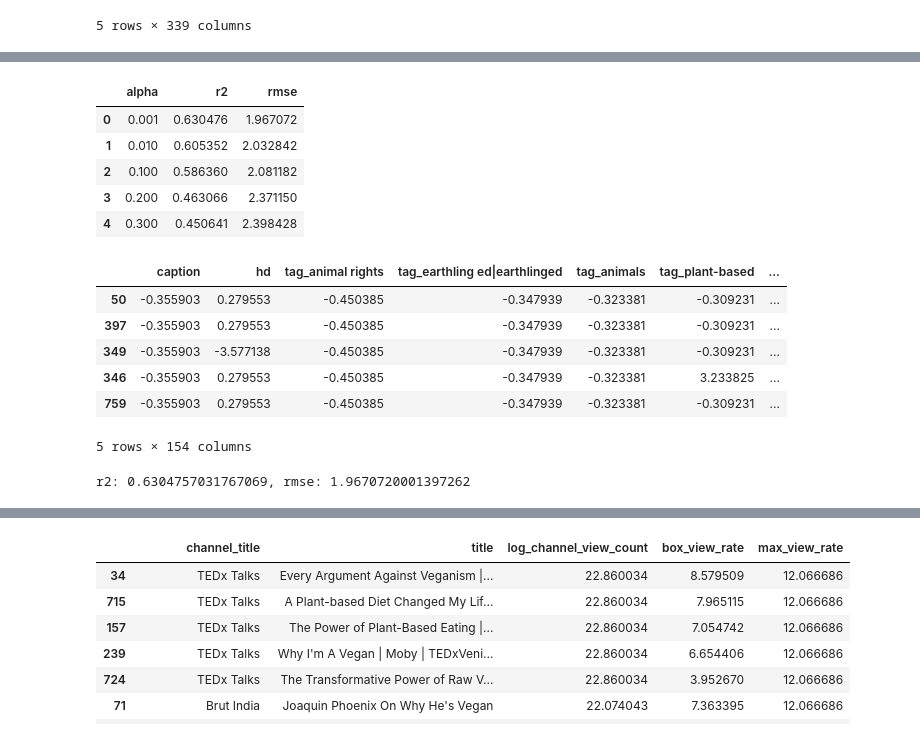
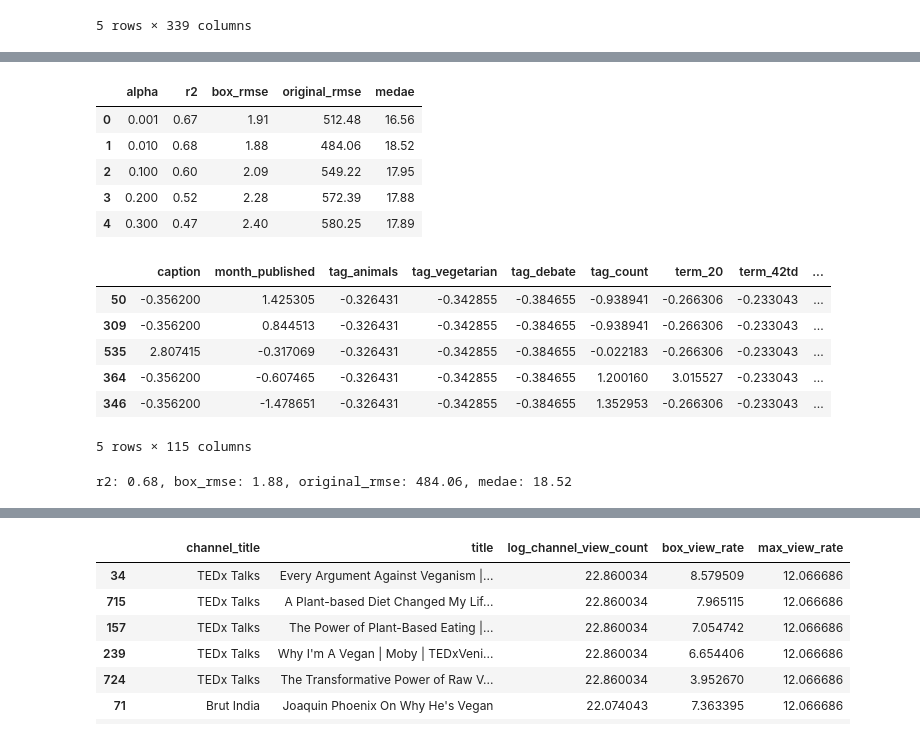
Before and after one commit to gh4rris/vegan_youtube, a Jupyter notebook: 03_modeling_linreg.ipynb, the cells around one changed output, grey strips where cells are left out. Saved outputs shown, nothing was run; the diff lists cells and outputs as text; code cells hidden in the pictures.

```diff
--- a/03_modeling_linreg.ipynb
+++ b/03_modeling_linreg.ipynb
@@ -41,4 +43,10 @@ X_train.head()
 5 rows × 338 columns
+# %%
+# load fitted lambda and back transform box cox test target values
+with open("data/fitted_lambda.pkl", "rb") as f:
+    fitted_lambda = pickle.load(f)
+
+y_test_original = inv_boxcox(y_test, fitted_lambda)
 # %%
 # instantiate the scaler, fit it to training data and transform training and test features
 scaler = StandardScaler()
@@ -57,29 +65,34 @@ X_train_scaled.head()
 # %%
 # find the optimal alpha value using lasso for feature selection to fit linear regression using r2 and rmse metrics
 alpha = [0.001, 0.01, 0.1, 0.2, 0.3]
 r2 = []
-rmse = []
+box_rmse = []
+original_rmse = []
+medae = []
 
 for a in alpha:
     lasso = Lasso(alpha=a, max_iter=6000)
     lasso.fit(X_train_scaled, y_train)
     X_train = X_train_scaled.iloc[:, lasso.coef_ > 0]
     X_test = X_test_scaled.iloc[:, lasso.coef_ > 0]
     linreg = LinearRegression()
     linreg.fit(X_train, y_train)
     y_pred = linreg.predict(X_test)
-    r2.append(linreg.score(X_test, y_test))
-    rmse.append(root_mean_squared_error(y_test, y_pred))
+    y_pred_original = inv_boxcox(y_pred, fitted_lambda)
+    r2.append(round(linreg.score(X_test, y_test), 2))
+    box_rmse.append(round(root_mean_squared_error(y_test, y_pred), 2))
+    original_rmse.append(round(root_mean_squared_error(y_test_original, y_pred_original), 2))
+    medae.append(round(median_absolute_error(y_test_original, y_pred_original), 2))
 
-alpha_scores = pd.DataFrame({"alpha": alpha, "r2": r2, "rmse": rmse})
+alpha_scores = pd.DataFrame({"alpha": alpha, "r2": r2, "box_rmse": box_rmse, "original_rmse": original_rmse, "medae": medae})
 alpha_scores
 # %% [output]
-|  | alpha | r2 | rmse |
-| 0 | 0.001 | 0.630476 | 1.967072 |
-| 1 | 0.010 | 0.605352 | 2.032842 |
-| 2 | 0.100 | 0.586360 | 2.081182 |
-| 3 | 0.200 | 0.463066 | 2.371150 |
-| 4 | 0.300 | 0.450641 | 2.398428 |
+|  | alpha | r2 | box_rmse | original_rmse | medae |
+| 0 | 0.001 | 0.67 | 1.91 | 512.48 | 16.56 |
+| 1 | 0.010 | 0.68 | 1.88 | 484.06 | 18.52 |
+| 2 | 0.100 | 0.60 | 2.09 | 549.22 | 17.95 |
+| 3 | 0.200 | 0.52 | 2.28 | 572.39 | 17.88 |
+| 4 | 0.300 | 0.47 | 2.40 | 580.25 | 17.89 |
 # %%
 # use optimal alpha value for lasso
 lasso = Lasso(alpha=alpha_scores["alpha"][alpha_scores["r2"] == alpha_scores["r2"].max()].iloc[0], max_iter=6000)
@@ -88,23 +101,26 @@ X_train_lasso = X_train_scaled.iloc[:, lasso.coef_ > 0]
 X_test_lasso = X_test_scaled.iloc[:, lasso.coef_ > 0]
 X_train_lasso.head()
 # %% [output]
-|  | caption | hd | tag_animal rights | tag_earthling ed|earthlinged | tag_animals | tag_plant-based | ... |
-| 50 | -0.355903 | 0.279553 | -0.450385 | -0.347939 | -0.323381 | -0.309231 | ... |
-| 397 | -0.355903 | 0.279553 | -0.450385 | -0.347939 | -0.323381 | -0.309231 | ... |
-| 349 | -0.355903 | -3.577138 | -0.450385 | -0.347939 | -0.323381 | -0.309231 | ... |
-| 346 | -0.355903 | 0.279553 | -0.450385 | -0.347939 | -0.323381 | 3.233825 | ... |
-| 759 | -0.355903 | 0.279553 | -0.450385 | -0.347939 | -0.323381 | -0.309231 | ... |
+|  | caption | month_published | tag_animals | tag_vegetarian | tag_debate | tag_count | term_20 | term_42td | ... |
+| 50 | -0.356200 | 1.425305 | -0.326431 | -0.342855 | -0.384655 | -0.938941 | -0.266306 | -0.233043 | ... |
+| 309 | -0.356200 | 0.844513 | -0.326431 | -0.342855 | -0.384655 | -0.938941 | -0.266306 | -0.233043 | ... |
+| 535 | 2.807415 | -0.317069 | -0.326431 | -0.342855 | -0.384655 | -0.022183 | -0.266306 | -0.233043 | ... |
+| 364 | -0.356200 | -0.607465 | -0.326431 | -0.342855 | -0.384655 | 1.200160 | 3.015527 | -0.233043 | ... |
+| 346 | -0.356200 | -1.478651 | -0.326431 | -0.342855 | -0.384655 | 1.352953 | -0.266306 | -0.233043 | ... |
-5 rows × 154 columns
+5 rows × 115 columns
 # %%
 # fit the linear regression model to the feature extracted data
 linreg = LinearRegression()
 linreg.fit(X_train_lasso, y_train)
 y_pred = linreg.predict(X_test_lasso)
+y_pred_original = inv_boxcox(y_pred, fitted_lambda)
 r2 = linreg.score(X_test_lasso, y_test)
-rmse = root_mean_squared_error(y_test, y_pred)
-print(f"r2: {r2}, rmse: {rmse}")
+box_rmse = root_mean_squared_error(y_test, y_pred)
+original_rmse = root_mean_squared_error(y_test_original, y_pred_original)
+medae = median_absolute_error(y_test_original, y_pred_original)
+print(f"r2: {round(r2, 2)}, box_rmse: {round(box_rmse, 2)}, original_rmse: {round(original_rmse, 2)}, medae: {round(medae, 2)}")
 # %% [output]
-r2: 0.6304757031767069, rmse: 1.9670720001397262
+r2: 0.68, box_rmse: 1.88, original_rmse: 484.06, medae: 18.52
 # %%
 # list the coefficients by highest absolute value for positive or negative impact on view count
 coef_df = pd.Series(linreg.coef_, index=X_train_lasso.columns).sort_values(key=abs, ascending=False)
```
Also changed, not shown: parts of 8 cells of this notebook, 30 other files.
